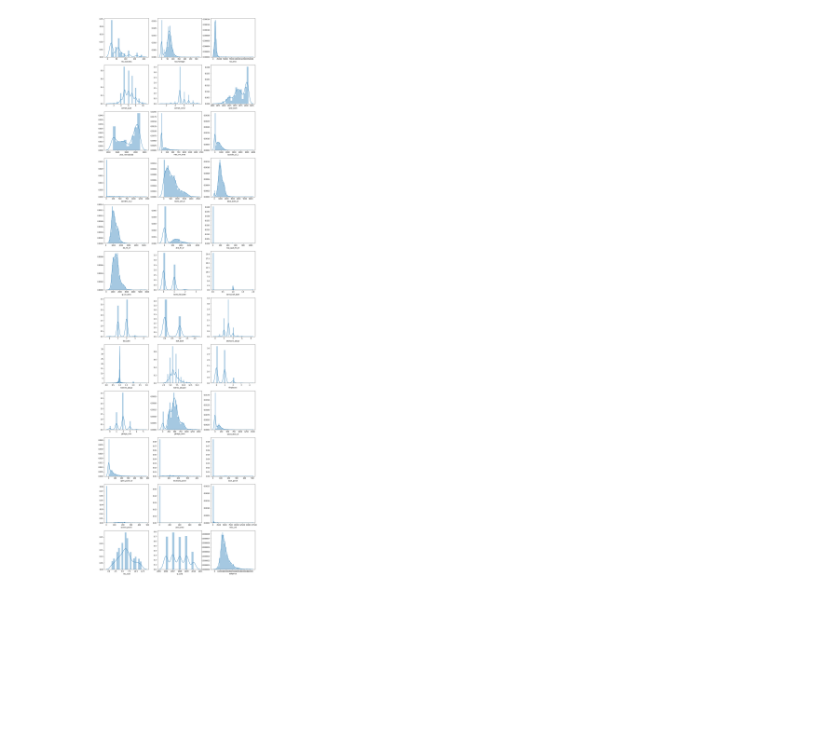
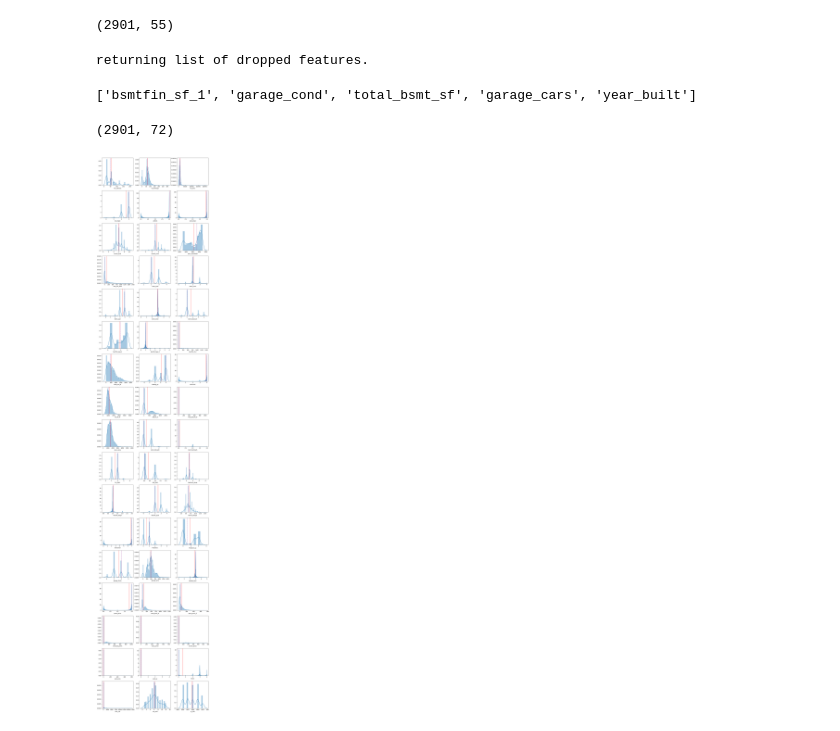
Before and after one commit to persocom01/GA-lessons, a Jupyter notebook: PROJECTS-AND-ASSIGNMENTS/project_2/notebooks/Untitled.ipynb, the cells around one changed output. Saved outputs shown, nothing was run; the diff lists cells and outputs as text; code cells hidden in the pictures; blank space fills up the shorter version.

```diff
--- a/PROJECTS-AND-ASSIGNMENTS/project_2/notebooks/Untitled.ipynb
+++ b/PROJECTS-AND-ASSIGNMENTS/project_2/notebooks/Untitled.ipynb
@@ -32,3 +115,31 @@ ordinal_scale()
+# %%
+nominal = ['MS SubClass', 'MS Zoning', 'Street', 'alley', 'Land Contour', 'Lot Config', 'Neighborhood', 'Condition 1', 'Condition 2', 'Bldg Type', 'House Style', 'Roof Style', 'Roof Matl', 'Exterior 1st', 'Exterior 2nd', 'Mas Vnr Type', 'Foundation', 'Heating', 'Central Air', 'Garage Type', 'Misc Feature', 'Sale Type']
+nominal = [x.lower().replace(' ', '_') for x in nominal]
+# %%
+non_norminal = [x for x in df_features if x not in nominal]
+# %%
+df_features[non_norminal].shape
+# %% [output]
+(2901, 55)
+# %%
+# Eliminate features with a Variance Inflation Factor of more than 5.0, as these are highly correlated with each other.
+dropped_features = vif_feature_select(df_features[non_norminal], drop_list=True)
+# %% [output]
+returning list of dropped features.
+# %%
+dropped_features
+# %% [output]
+['bsmtfin_sf_1', 'garage_cond', 'total_bsmt_sf', 'garage_cars', 'year_built']
+# %%
+df_features.drop(dropped_features, axis=1, inplace=True)
+# %%
+df_features.shape
+# %% [output]
+(2901, 72)
+# %%
+subplot_dist(df_features, meanline=True, medianline=True)
+# %% [output]
+[figure, added]
 # %%
 def subplot_dist(df, kind='dist', cols=None, titles=None, xlabels=None, ylabels=None, meanline=False, medianline=False, **kwargs):
     # Accepts all columns if they can be converted to numbers if cols argument
@@ -77,7 +197,3 @@ def subplot_dist(df, kind='dist', cols=None, titles=None, xlabels=None, ylabels=
             ax[i].set_xlabel(xlabels[i])
         if ylabels:
             ax[i].set_ylabel(ylabels[i])
-# %%
-subplot_dist(df)
-# %% [output]
-[figure, removed]
```
Also changed, not shown: parts of 27 cells of this notebook, 2 other files.
